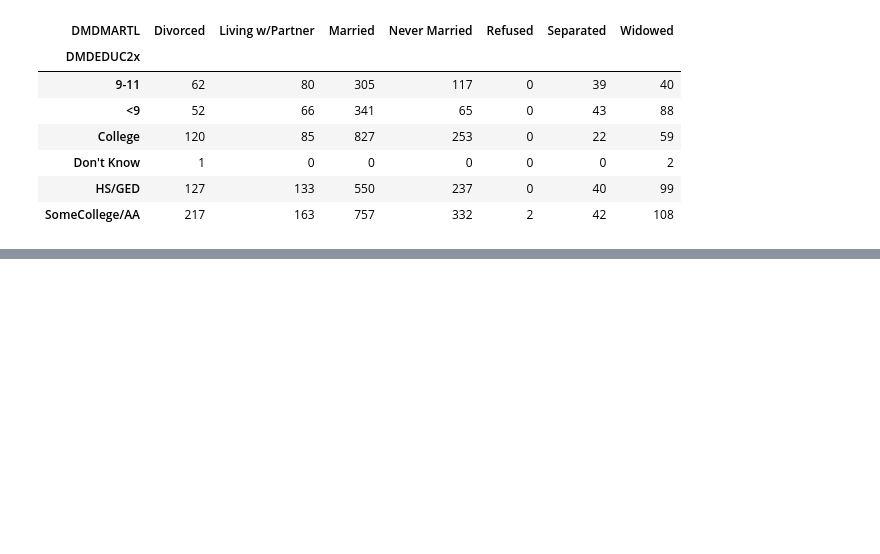
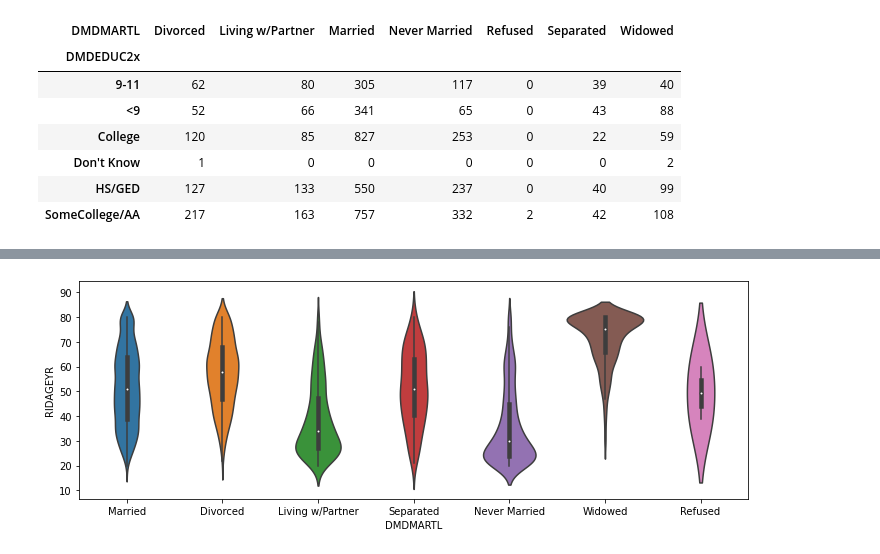
Before and after one commit to arpitsharma27/PythonPractice, a Jupyter notebook: UniversityOf_Michigan_Week3_Nhanes_Multivariate_Analyses.ipynb, the cells around one changed output, grey strips where cells are left out. Saved outputs shown, nothing was run; the diff lists cells and outputs as text; code cells hidden in the pictures; blank space fills up the shorter version.

```diff
--- a/UniversityOf_Michigan_Week3_Nhanes_Multivariate_Analyses.ipynb
+++ b/UniversityOf_Michigan_Week3_Nhanes_Multivariate_Analyses.ipynb
@@ -151,0 +270,5 @@ y
+# %%
+plt.figure(figsize=(12,4))
+a=sns.violinplot(df.DMDMARTLx, df.RIDAGEYR)
+# %% [output]
+[figure, added]
```
Also changed, not shown: parts of 14 cells of this notebook.
